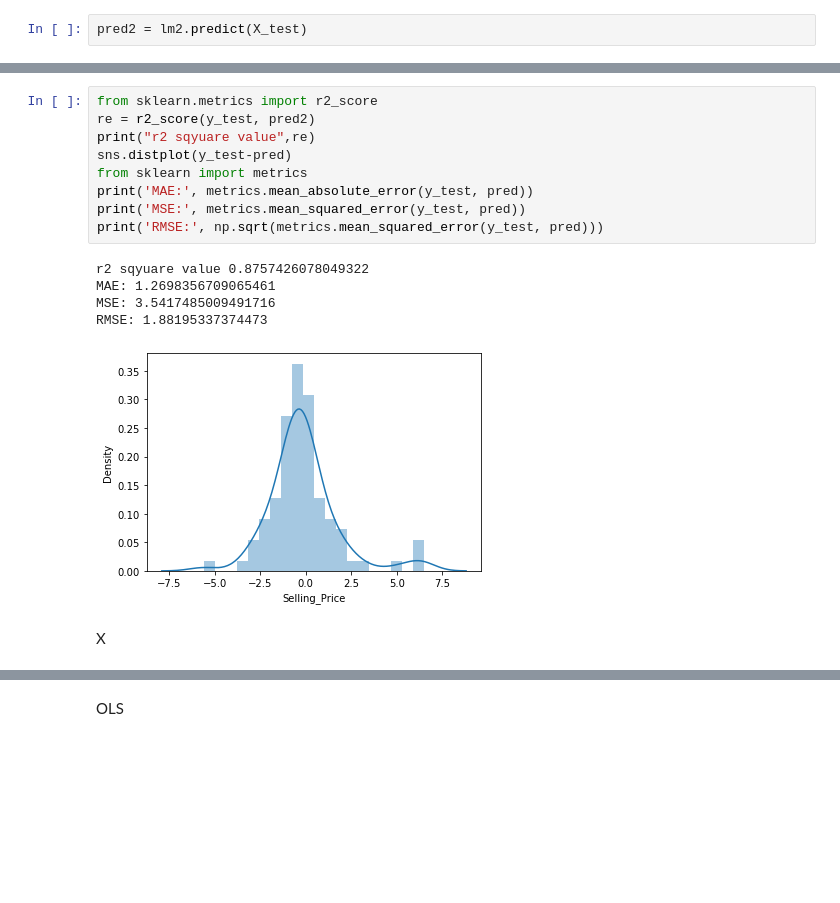
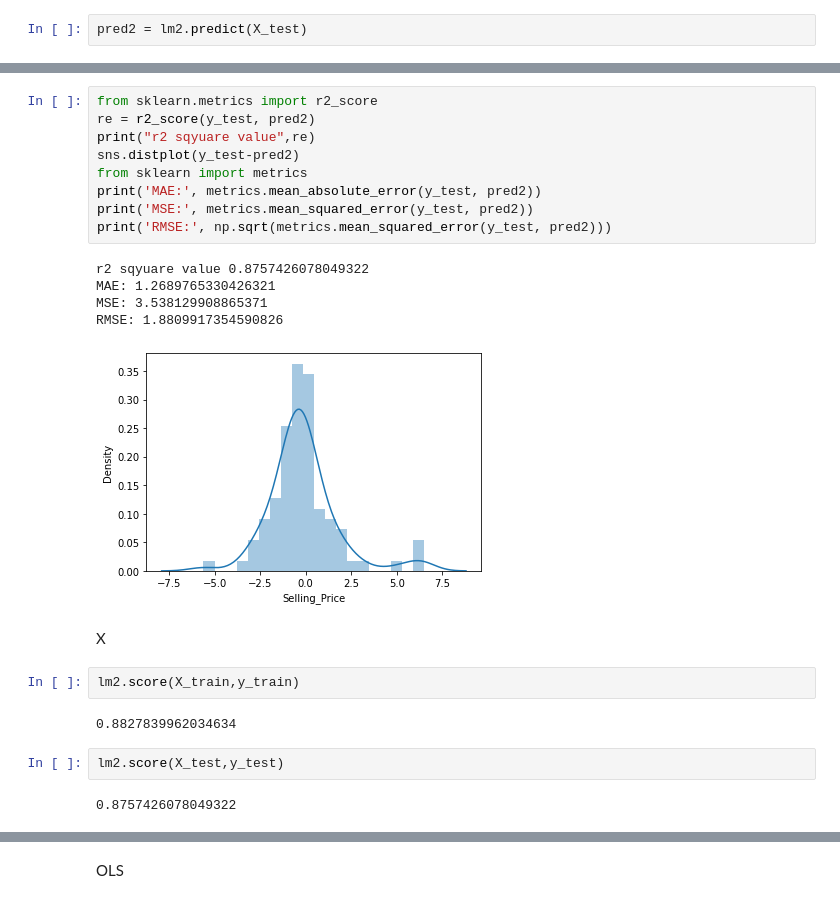
Before and after one commit to mayurimhetre/ML-Car-Selling-Price-Prediction, a Jupyter notebook: car_lasso_ridge_OLS_lasso_changingalpha.ipynb, the cells around one changed output, grey strips where cells are left out. Cells and saved outputs as stored; diff of their text form; blank space fills up the shorter version.

```diff
--- a/car_lasso_ridge_OLS_lasso_changingalpha.ipynb
+++ b/car_lasso_ridge_OLS_lasso_changingalpha.ipynb
@@ -77,17 +71,25 @@ array([ 2.80886951,  8.0215103 ,  6.6163641 , -1.46503251,  8.91495182,
 # %%
 from sklearn.metrics import r2_score
 re = r2_score(y_test, pred2)
 print("r2 sqyuare value",re)
-sns.distplot(y_test-pred)
+sns.distplot(y_test-pred2)
 from sklearn import metrics
-print('MAE:', metrics.mean_absolute_error(y_test, pred))
-print('MSE:', metrics.mean_squared_error(y_test, pred))
-print('RMSE:', np.sqrt(metrics.mean_squared_error(y_test, pred)))
+print('MAE:', metrics.mean_absolute_error(y_test, pred2))
+print('MSE:', metrics.mean_squared_error(y_test, pred2))
+print('RMSE:', np.sqrt(metrics.mean_squared_error(y_test, pred2)))
 # %% [output]
 r2 sqyuare value 0.8757426078049322
-MAE: 1.2698356709065461
-MSE: 3.5417485009491716
-RMSE: 1.88195337374473
+MAE: 1.2689765330426321
+MSE: 3.538129908865371
+RMSE: 1.8809917354590826
-[figure, old version]
+[figure, new version]
 # %% [markdown]
 X
+# %%
+lm2.score(X_train,y_train)
+# %% [output]
+0.8827839962034634
+# %%
+lm2.score(X_test,y_test)
+# %% [output]
+0.8757426078049322
```
Also changed, not shown: parts of 11 cells of this notebook, 2 other files.
